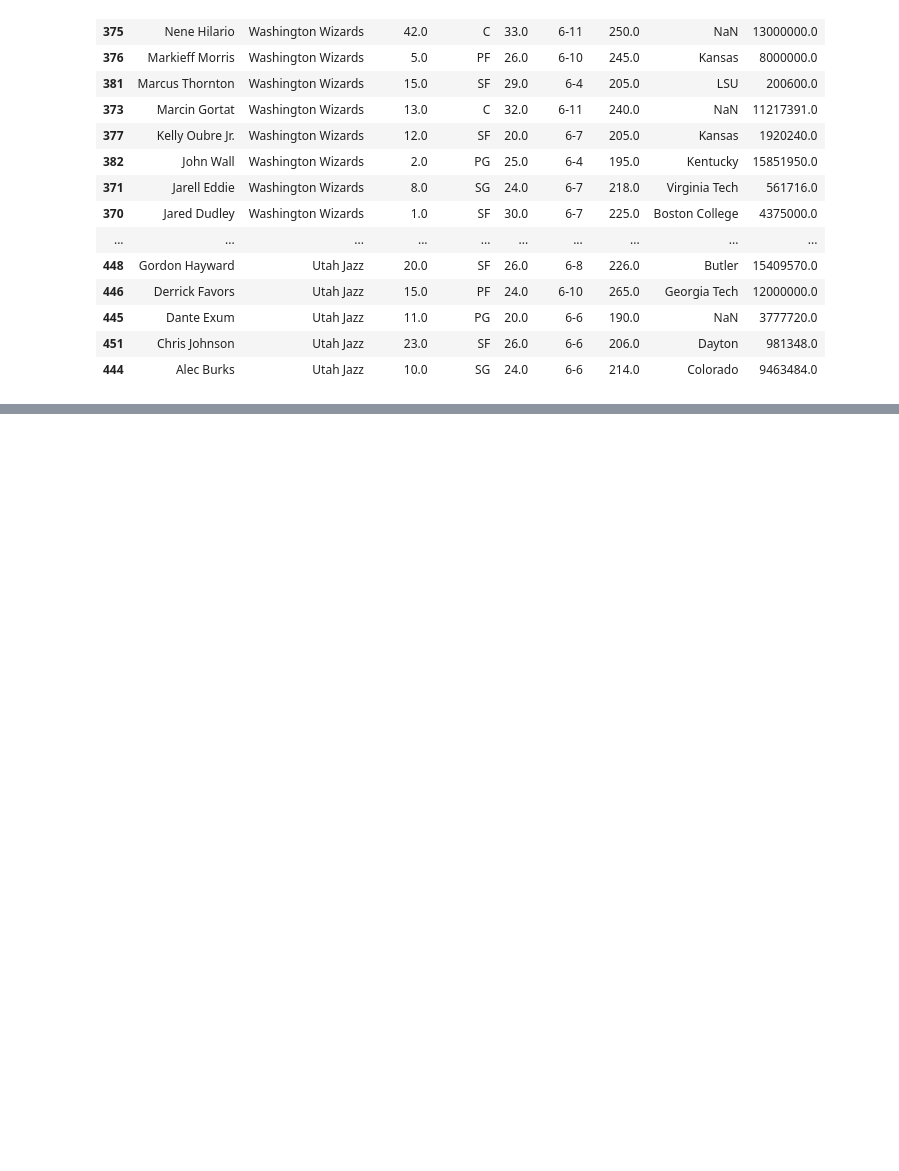
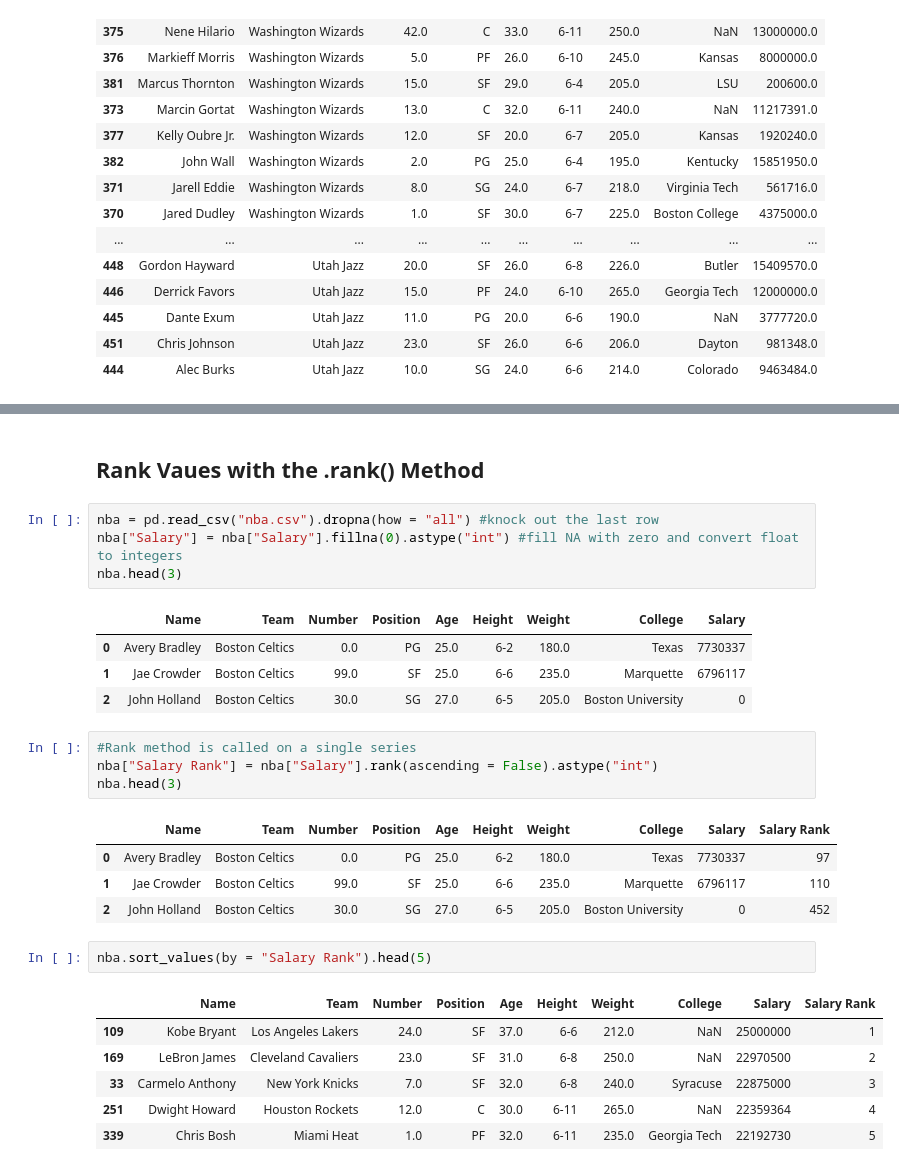
Before and after one commit to YoheiKo/DA_with_pandas_udemy, a Jupyter notebook: Dataframe.ipynb, the cells around one changed output, grey strips where cells are left out. Saved outputs shown, nothing was run; the diff lists cells and outputs as text; blank space fills up the shorter version.

Commit message:
add rank method

```diff
--- a/Dataframe.ipynb
+++ b/Dataframe.ipynb
@@ -709,0 +747,29 @@ nba.sort_values(["Team", "Name"], ascending = [True, False]).head(30) # "Team" i
+# %% [markdown]
+## Rank Vaues with the .rank() Method
+# %%
+nba = pd.read_csv("nba.csv").dropna(how = "all") #knock out the last row
+nba["Salary"] = nba["Salary"].fillna(0).astype("int") #fill NA with zero and convert float to integers
+nba.head(3)
+# %% [output]
+|  | Name | Team | Number | Position | Age | Height | Weight | College | Salary |
+| 0 | Avery Bradley | Boston Celtics | 0.0 | PG | 25.0 | 6-2 | 180.0 | Texas | 7730337 |
+| 1 | Jae Crowder | Boston Celtics | 99.0 | SF | 25.0 | 6-6 | 235.0 | Marquette | 6796117 |
+| 2 | John Holland | Boston Celtics | 30.0 | SG | 27.0 | 6-5 | 205.0 | Boston University | 0 |
+# %%
+#Rank method is called on a single series
+nba["Salary Rank"] = nba["Salary"].rank(ascending = False).astype("int")
+nba.head(3)
+# %% [output]
+|  | Name | Team | Number | Position | Age | Height | Weight | College | Salary | Salary Rank |
+| 0 | Avery Bradley | Boston Celtics | 0.0 | PG | 25.0 | 6-2 | 180.0 | Texas | 7730337 | 97 |
+| 1 | Jae Crowder | Boston Celtics | 99.0 | SF | 25.0 | 6-6 | 235.0 | Marquette | 6796117 | 110 |
+| 2 | John Holland | Boston Celtics | 30.0 | SG | 27.0 | 6-5 | 205.0 | Boston University | 0 | 452 |
+# %%
+nba.sort_values(by = "Salary Rank").head(5)
+# %% [output]
+|  | Name | Team | Number | Position | Age | Height | Weight | College | Salary | Salary Rank |
+| 109 | Kobe Bryant | Los Angeles Lakers | 24.0 | SF | 37.0 | 6-6 | 212.0 | NaN | 25000000 | 1 |
+| 169 | LeBron James | Cleveland Cavaliers | 23.0 | SF | 31.0 | 6-8 | 250.0 | NaN | 22970500 | 2 |
+| 33 | Carmelo Anthony | New York Knicks | 7.0 | SF | 32.0 | 6-8 | 240.0 | Syracuse | 22875000 | 3 |
+| 251 | Dwight Howard | Houston Rockets | 12.0 | C | 30.0 | 6-11 | 265.0 | NaN | 22359364 | 4 |
+| 339 | Chris Bosh | Miami Heat | 1.0 | PF | 32.0 | 6-11 | 235.0 | Georgia Tech | 22192730 | 5 |
```
Also changed, not shown: parts of 6 cells of this notebook.
